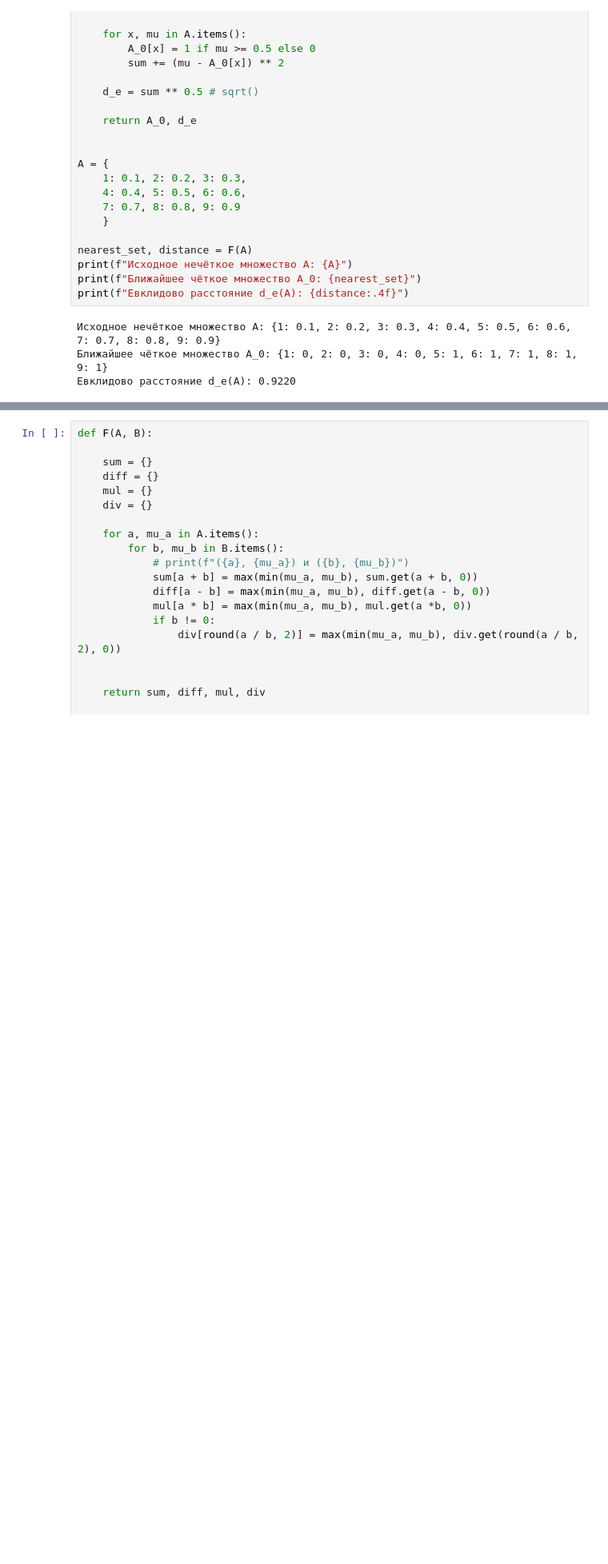
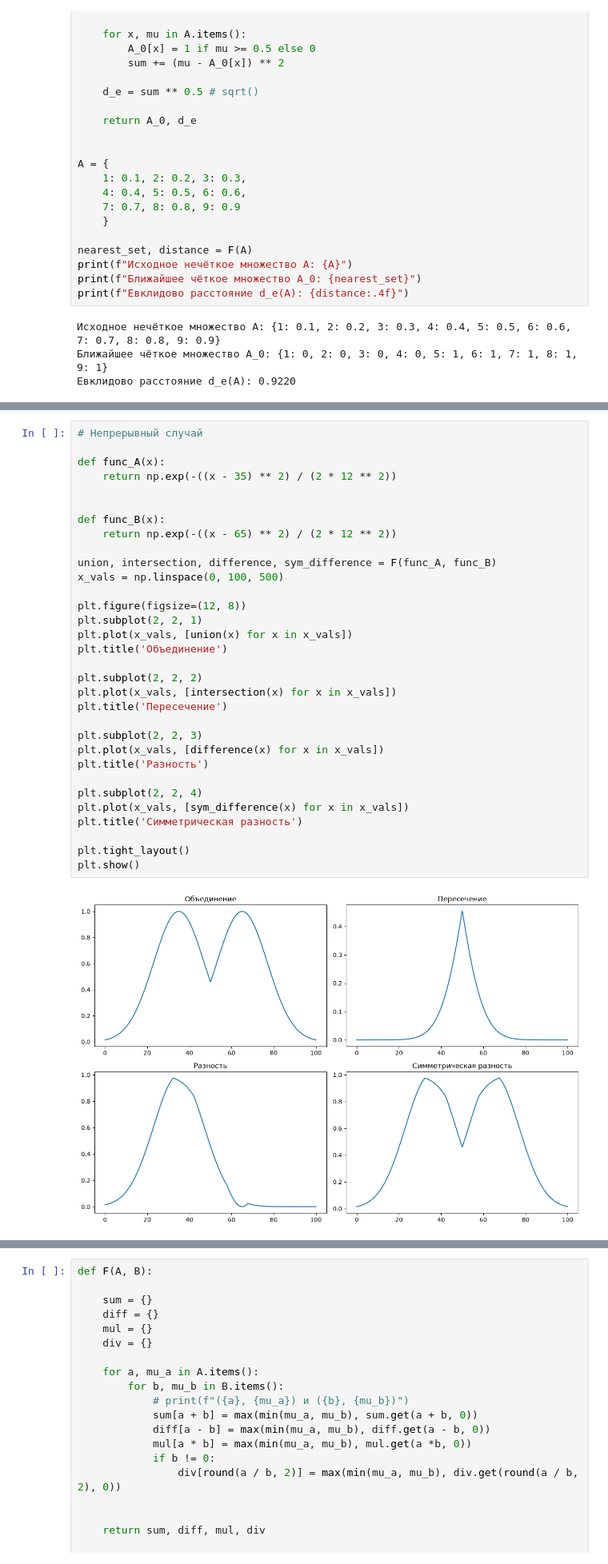
Before and after one commit to wumpochuck/mtuci_magistery_tasks, a Jupyter notebook: fuzzy_logic/calc_tasks_z.ipynb, the cells around one changed output, grey strips where cells are left out. Shown at 80% size. Cells and saved outputs as stored; diff of their text form; blank space fills up the shorter version.

```diff
--- a/fuzzy_logic/calc_tasks_z.ipynb
+++ b/fuzzy_logic/calc_tasks_z.ipynb
@@ -129 +222,35 @@ print(f"Евклидово расстояние d_e(A): {distance:.4f}")
+# %%
+# Непрерывный случай
+
+def func_A(x):
+    return np.exp(-((x - 35) ** 2) / (2 * 12 ** 2))
+
+
+def func_B(x):
+    return np.exp(-((x - 65) ** 2) / (2 * 12 ** 2))
+
+union, intersection, difference, sym_difference = F(func_A, func_B)
+x_vals = np.linspace(0, 100, 500)
+
+plt.figure(figsize=(12, 8))
+plt.subplot(2, 2, 1)
+plt.plot(x_vals, [union(x) for x in x_vals])
+plt.title('Объединение')
+
+plt.subplot(2, 2, 2)
+plt.plot(x_vals, [intersection(x) for x in x_vals])
+plt.title('Пересечение')
+
+plt.subplot(2, 2, 3)
+plt.plot(x_vals, [difference(x) for x in x_vals])
+plt.title('Разность')
+
+plt.subplot(2, 2, 4)
+plt.plot(x_vals, [sym_difference(x) for x in x_vals])
+plt.title('Симметрическая разность')
+
+plt.tight_layout()
+plt.show()
+# %% [output]
+[figure, added]
 # %% [markdown]
```
Also changed, not shown: parts of 13 cells of this notebook, 1 other file.
